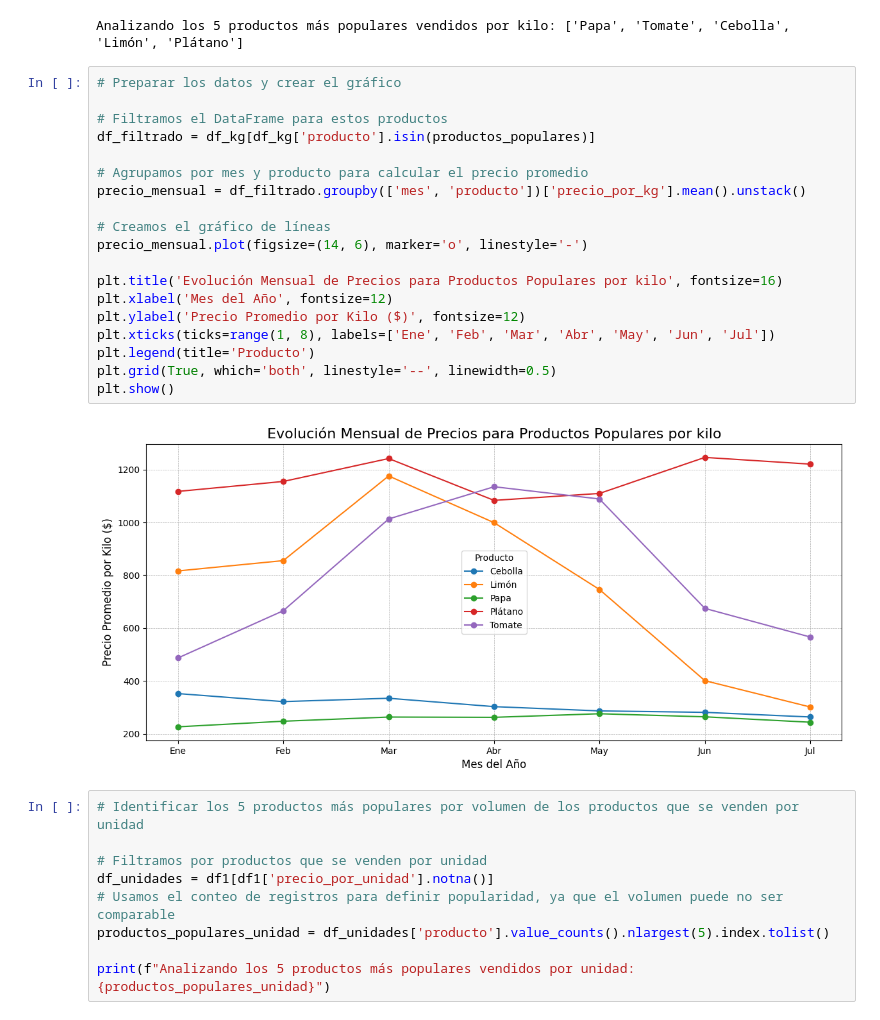
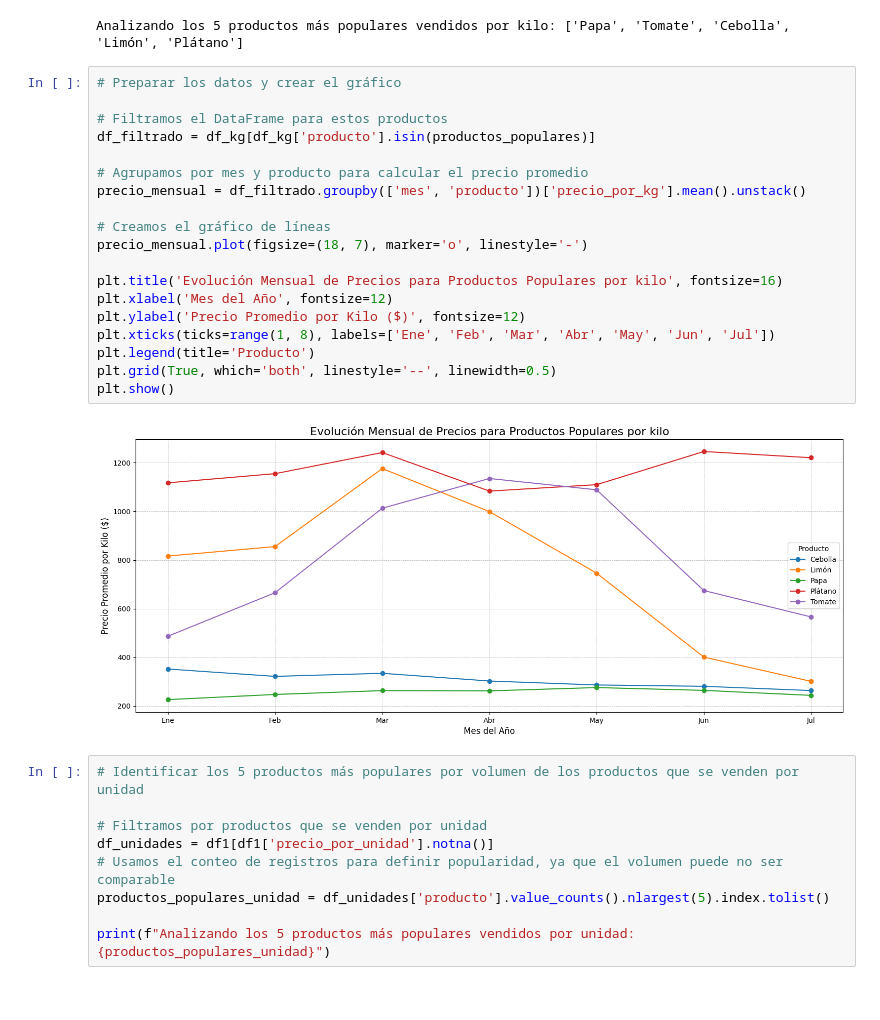
Before and after one commit to Ricardouchub/Analisis-Estrategico-de-Precios, a Jupyter notebook: Análisis Estratégico de Precios Mayoristas para el Sector Retail de Frutas y Hortalizas.ipynb, the cells around one changed output. Drawn from its saved outputs; the diff is of its cells as text.

```diff
--- a/Análisis Estratégico de Precios Mayoristas para el Sector Retail de Frutas y Hortalizas.ipynb
+++ b/Análisis Estratégico de Precios Mayoristas para el Sector Retail de Frutas y Hortalizas.ipynb
@@ -810,24 +802,24 @@ Analizando los 5 productos más populares vendidos por kilo: ['Papa', 'Tomate',
 # %%
 # Preparar los datos y crear el gráfico
 
 # Filtramos el DataFrame para estos productos
 df_filtrado = df_kg[df_kg['producto'].isin(productos_populares)]
 
 # Agrupamos por mes y producto para calcular el precio promedio
 precio_mensual = df_filtrado.groupby(['mes', 'producto'])['precio_por_kg'].mean().unstack()
 
 # Creamos el gráfico de líneas
-precio_mensual.plot(figsize=(14, 6), marker='o', linestyle='-')
+precio_mensual.plot(figsize=(18, 7), marker='o', linestyle='-')
 
 plt.title('Evolución Mensual de Precios para Productos Populares por kilo', fontsize=16)
 plt.xlabel('Mes del Año', fontsize=12)
 plt.ylabel('Precio Promedio por Kilo ($)', fontsize=12)
 plt.xticks(ticks=range(1, 8), labels=['Ene', 'Feb', 'Mar', 'Abr', 'May', 'Jun', 'Jul'])
 plt.legend(title='Producto')
 plt.grid(True, which='both', linestyle='--', linewidth=0.5)
 plt.show()
 # %% [output]
-[figure, old version]
+[figure, new version]
 # %%
 # Identificar los 5 productos más populares por volumen de los productos que se venden por unidad
 
```
Also changed, not shown: parts of 8 cells of this notebook.
